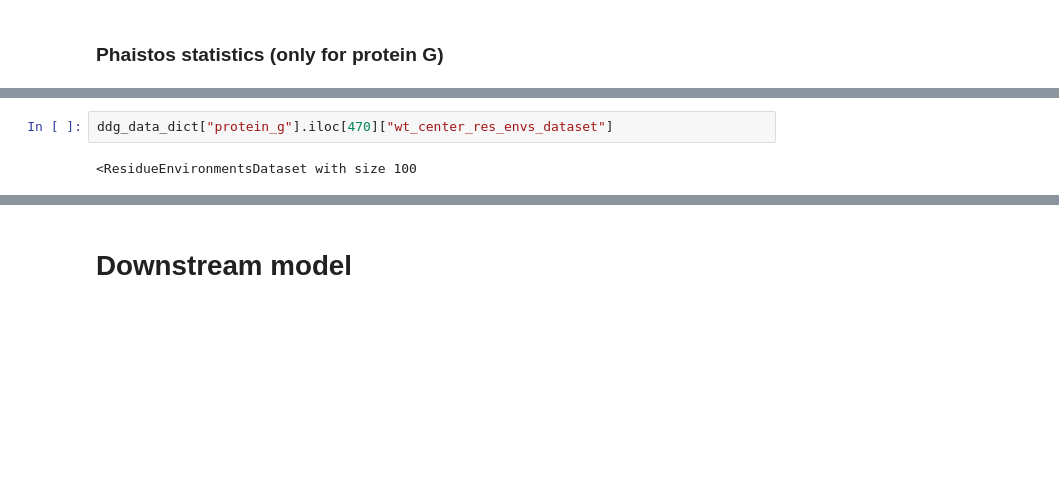
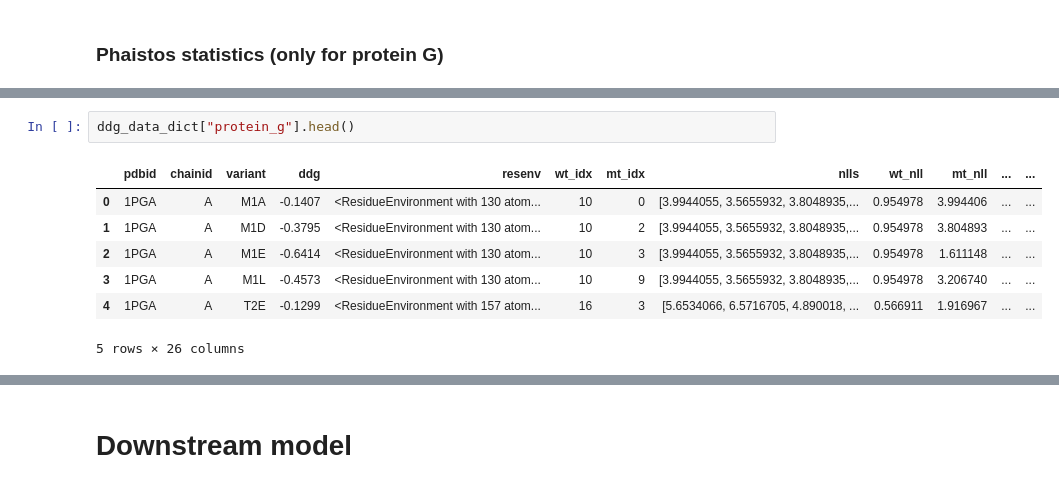
Before and after one commit to maher-kassem/cavity_model, a Jupyter notebook: cavity_model_pipeline.ipynb, the cells around one changed output, grey strips where cells are left out. Drawn from its saved outputs; the diff is of its cells as text; blank space fills up the shorter version.

```diff
--- a/cavity_model_pipeline.ipynb
+++ b/cavity_model_pipeline.ipynb
@@ -358,5 +522,11 @@ ddg_data_dict["protein_g"]["wt_center_res_envs_dataset"] = fragment_datasets_wt
 # %%
-ddg_data_dict["protein_g"].iloc[470]["wt_center_res_envs_dataset"]
+ddg_data_dict["protein_g"].head()
 # %% [output]
+|  | pdbid | chainid | variant | ddg | resenv | wt_idx | mt_idx | nlls | wt_nll | mt_nll | ... | ... |
+| 0 | 1PGA | A | M1A | -0.1407 | <ResidueEnvironment with 130 atom... | 10 | 0 | [3.9944055, 3.5655932, 3.8048935,... | 0.954978 | 3.994406 | ... | ... |
+| 1 | 1PGA | A | M1D | -0.3795 | <ResidueEnvironment with 130 atom... | 10 | 2 | [3.9944055, 3.5655932, 3.8048935,... | 0.954978 | 3.804893 | ... | ... |
+| 2 | 1PGA | A | M1E | -0.6414 | <ResidueEnvironment with 130 atom... | 10 | 3 | [3.9944055, 3.5655932, 3.8048935,... | 0.954978 | 1.611148 | ... | ... |
+| 3 | 1PGA | A | M1L | -0.4573 | <ResidueEnvironment with 130 atom... | 10 | 9 | [3.9944055, 3.5655932, 3.8048935,... | 0.954978 | 3.206740 | ... | ... |
+| 4 | 1PGA | A | T2E | -0.1299 | <ResidueEnvironment with 157 atom... | 16 | 3 | [5.6534066, 6.5716705, 4.890018, ... | 0.566911 | 1.916967 | ... | ... |
-<ResidueEnvironmentsDataset with size 100
+5 rows × 26 columns
 [interactive output not drawn]
```
Also changed, not shown: parts of 17 cells of this notebook, 3 other files.
